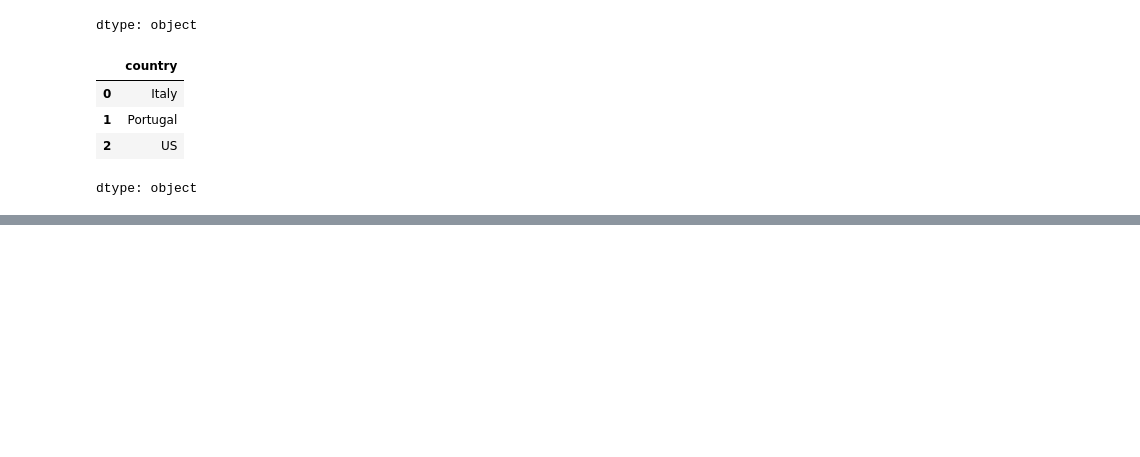
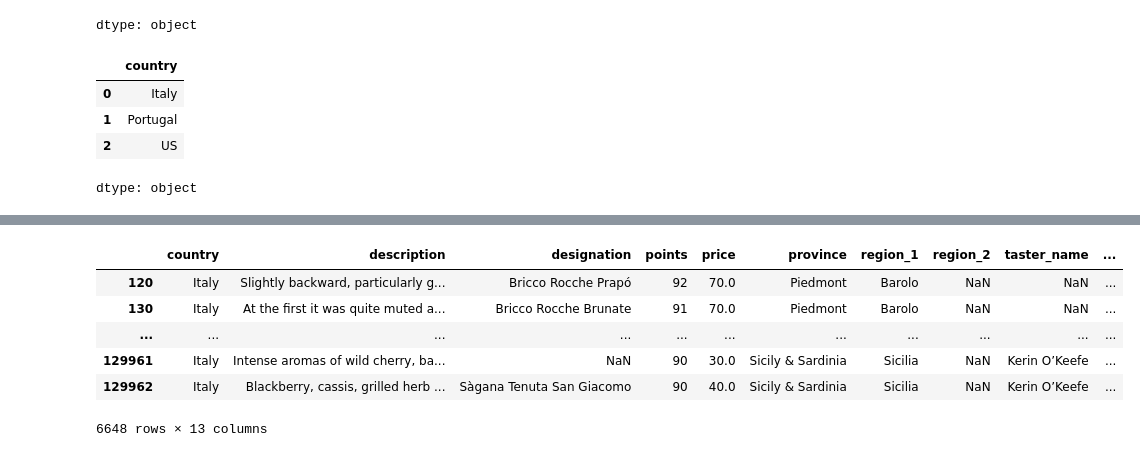
Before and after one commit to GTD2401-ACD-GA-AD25/03-pandas-ricardo-qm, a Jupyter notebook: 02. IndSelAss.ipynb, the cells around one changed output, grey strips where cells are left out. Saved outputs shown, nothing was run; the diff lists cells and outputs as text; code cells hidden in the pictures; blank space fills up the shorter version.

```diff
--- a/02. IndSelAss.ipynb
+++ b/02. IndSelAss.ipynb
@@ -138,0 +216,12 @@ reviews.iloc[-5:]
+# %%
+
+
+reviews.loc[(reviews.country == 'Italy') & (reviews.points >= 90)]
+# %% [output]
+|  | country | description | designation | points | price | province | region_1 | region_2 | taster_name | ... |
+| 120 | Italy | Slightly backward, particularly g... | Bricco Rocche Prapó | 92 | 70.0 | Piedmont | Barolo | NaN | NaN | ... |
+| 130 | Italy | At the first it was quite muted a... | Bricco Rocche Brunate | 91 | 70.0 | Piedmont | Barolo | NaN | NaN | ... |
+| ... | ... | ... | ... | ... | ... | ... | ... | ... | ... | ... |
+| 129961 | Italy | Intense aromas of wild cherry, ba... | NaN | 90 | 30.0 | Sicily & Sardinia | Sicilia | NaN | Kerin O’Keefe | ... |
+| 129962 | Italy | Blackberry, cassis, grilled herb ... | Sàgana Tenuta San Giacomo | 90 | 40.0 | Sicily & Sardinia | Sicilia | NaN | Kerin O’Keefe | ... |
+6648 rows × 13 columns
```
Also changed, not shown: parts of 8 cells of this notebook.
